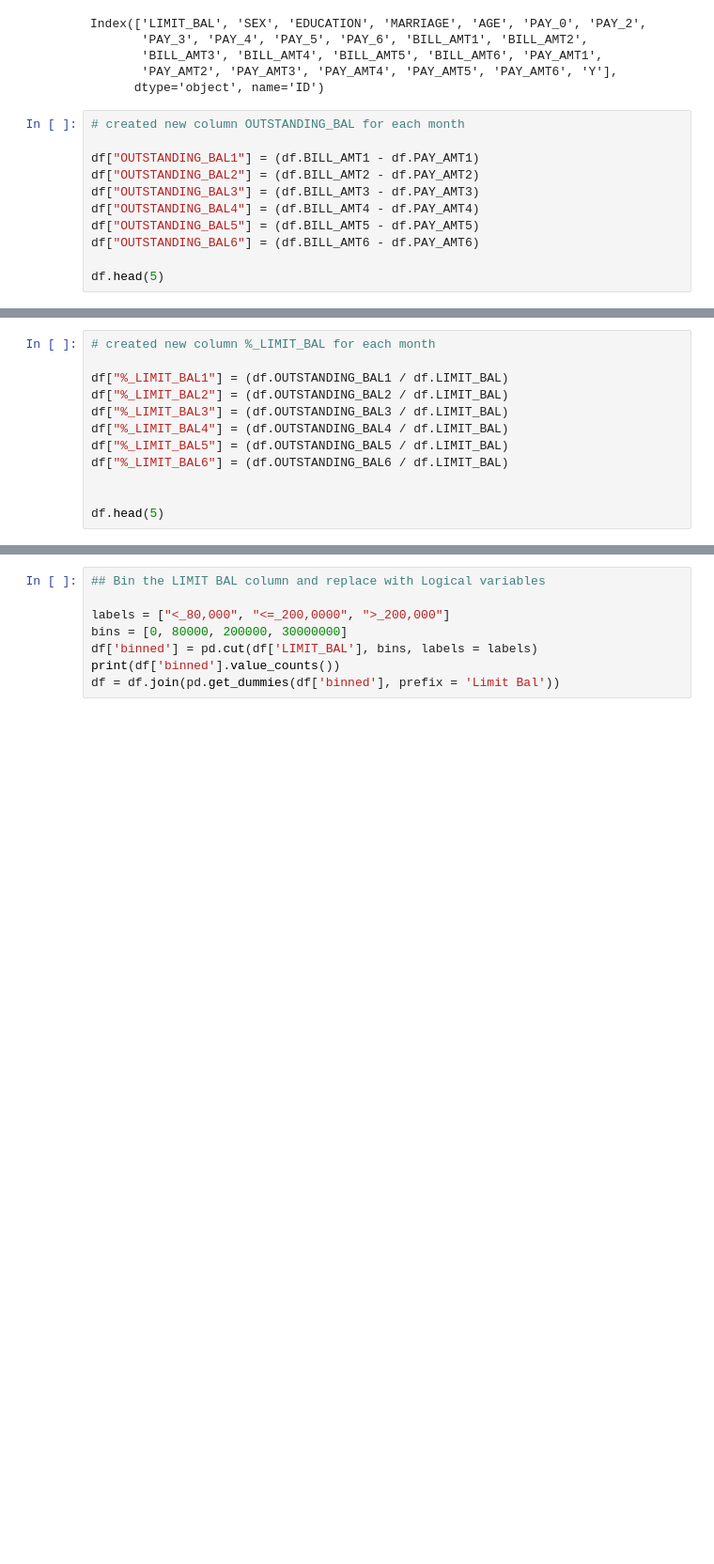
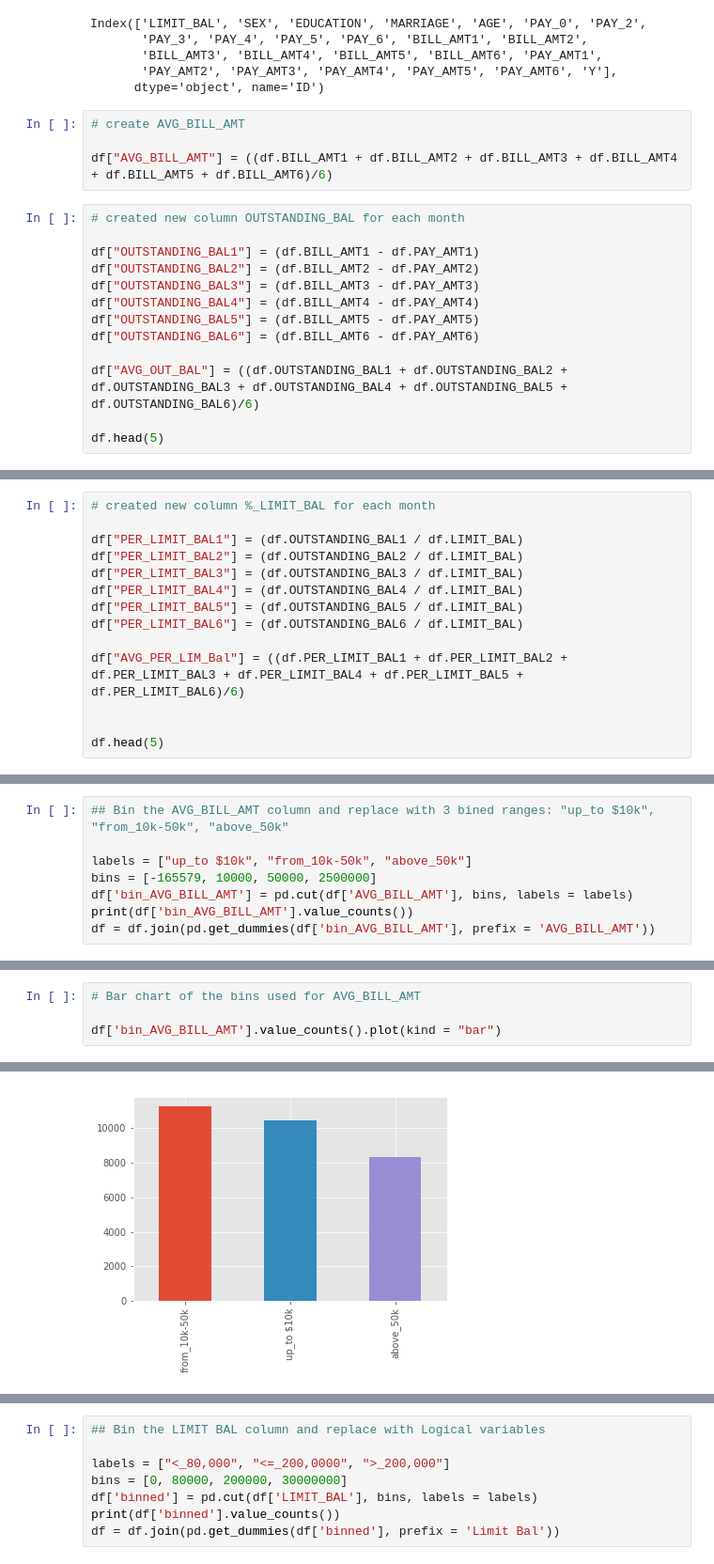
Before and after one commit to BA545-SP2019/2019-competition2-3-musketeers, a Jupyter notebook: Stuart/K_Means-Stuart.ipynb, the cells around one changed output, grey strips where cells are left out. Shown at 94% size. Saved outputs shown, nothing was run; the diff lists cells and outputs as text; blank space fills up the shorter version.

```diff
--- a/Stuart/K_Means-Stuart.ipynb
+++ b/Stuart/K_Means-Stuart.ipynb
@@ -76,6 +76,10 @@ Index(['LIMIT_BAL', 'SEX', 'EDUCATION', 'MARRIAGE', 'AGE', 'PAY_0', 'PAY_2',
        'BILL_AMT3', 'BILL_AMT4', 'BILL_AMT5', 'BILL_AMT6', 'PAY_AMT1',
        'PAY_AMT2', 'PAY_AMT3', 'PAY_AMT4', 'PAY_AMT5', 'PAY_AMT6', 'Y'],
       dtype='object', name='ID')
+# %%
+# create AVG_BILL_AMT
+
+df["AVG_BILL_AMT"] = ((df.BILL_AMT1 + df.BILL_AMT2 + df.BILL_AMT3 + df.BILL_AMT4 + df.BILL_AMT5 + df.BILL_AMT6)/6)
 # %%
 # created new column OUTSTANDING_BAL for each month
 
@@ -86,6 +90,8 @@ df["OUTSTANDING_BAL4"] = (df.BILL_AMT4 - df.PAY_AMT4)
 df["OUTSTANDING_BAL5"] = (df.BILL_AMT5 - df.PAY_AMT5)
 df["OUTSTANDING_BAL6"] = (df.BILL_AMT6 - df.PAY_AMT6)
 
+df["AVG_OUT_BAL"] = ((df.OUTSTANDING_BAL1 + df.OUTSTANDING_BAL2 + df.OUTSTANDING_BAL3 + df.OUTSTANDING_BAL4 + df.OUTSTANDING_BAL5 + df.OUTSTANDING_BAL6)/6)
+
 df.head(5)
 # %% [output]
 | ID | LIMIT_BAL | SEX | EDUCATION | MARRIAGE | AGE | PAY_0 | PAY_2 | PAY_3 | PAY_4 | PAY_5 | ... |
@@ -98,12 +104,14 @@ df.head(5)
 # %%
 # created new column %_LIMIT_BAL for each month
 
-df["%_LIMIT_BAL1"] = (df.OUTSTANDING_BAL1 / df.LIMIT_BAL)
-df["%_LIMIT_BAL2"] = (df.OUTSTANDING_BAL2 / df.LIMIT_BAL)
-df["%_LIMIT_BAL3"] = (df.OUTSTANDING_BAL3 / df.LIMIT_BAL)
-df["%_LIMIT_BAL4"] = (df.OUTSTANDING_BAL4 / df.LIMIT_BAL)
-df["%_LIMIT_BAL5"] = (df.OUTSTANDING_BAL5 / df.LIMIT_BAL)
-df["%_LIMIT_BAL6"] = (df.OUTSTANDING_BAL6 / df.LIMIT_BAL)
+df["PER_LIMIT_BAL1"] = (df.OUTSTANDING_BAL1 / df.LIMIT_BAL)
+df["PER_LIMIT_BAL2"] = (df.OUTSTANDING_BAL2 / df.LIMIT_BAL)
+df["PER_LIMIT_BAL3"] = (df.OUTSTANDING_BAL3 / df.LIMIT_BAL)
+df["PER_LIMIT_BAL4"] = (df.OUTSTANDING_BAL4 / df.LIMIT_BAL)
+df["PER_LIMIT_BAL5"] = (df.OUTSTANDING_BAL5 / df.LIMIT_BAL)
+df["PER_LIMIT_BAL6"] = (df.OUTSTANDING_BAL6 / df.LIMIT_BAL)
+
+df["AVG_PER_LIM_Bal"] = ((df.PER_LIMIT_BAL1 + df.PER_LIMIT_BAL2 + df.PER_LIMIT_BAL3 + df.PER_LIMIT_BAL4 + df.PER_LIMIT_BAL5 + df.PER_LIMIT_BAL6)/6)
 
 
 df.head(5)
@@ -137,0 +158,8 @@ memory usage: 4.3+ MB
+# %%
+## Bin the AVG_BILL_AMT column and replace with 3 bined ranges: "up_to $10k", "from_10k-50k", "above_50k"
+
+labels = ["up_to $10k", "from_10k-50k", "above_50k"]
+bins = [-165579, 10000, 50000, 2500000]
+df['bin_AVG_BILL_AMT'] = pd.cut(df['AVG_BILL_AMT'], bins, labels = labels)
+print(df['bin_AVG_BILL_AMT'].value_counts())
+df = df.join(pd.get_dummies(df['bin_AVG_BILL_AMT'], prefix = 'AVG_BILL_AMT'))
@@ -137,0 +171,5 @@ memory usage: 4.3+ MB
+# %%
+# Bar chart of the bins used for AVG_BILL_AMT
+
+df['bin_AVG_BILL_AMT'].value_counts().plot(kind = "bar")
+# %% [output]
@@ -137,0 +177 @@ memory usage: 4.3+ MB
+[figure, added]
```
Also changed, not shown: parts of 27 cells of this notebook.
